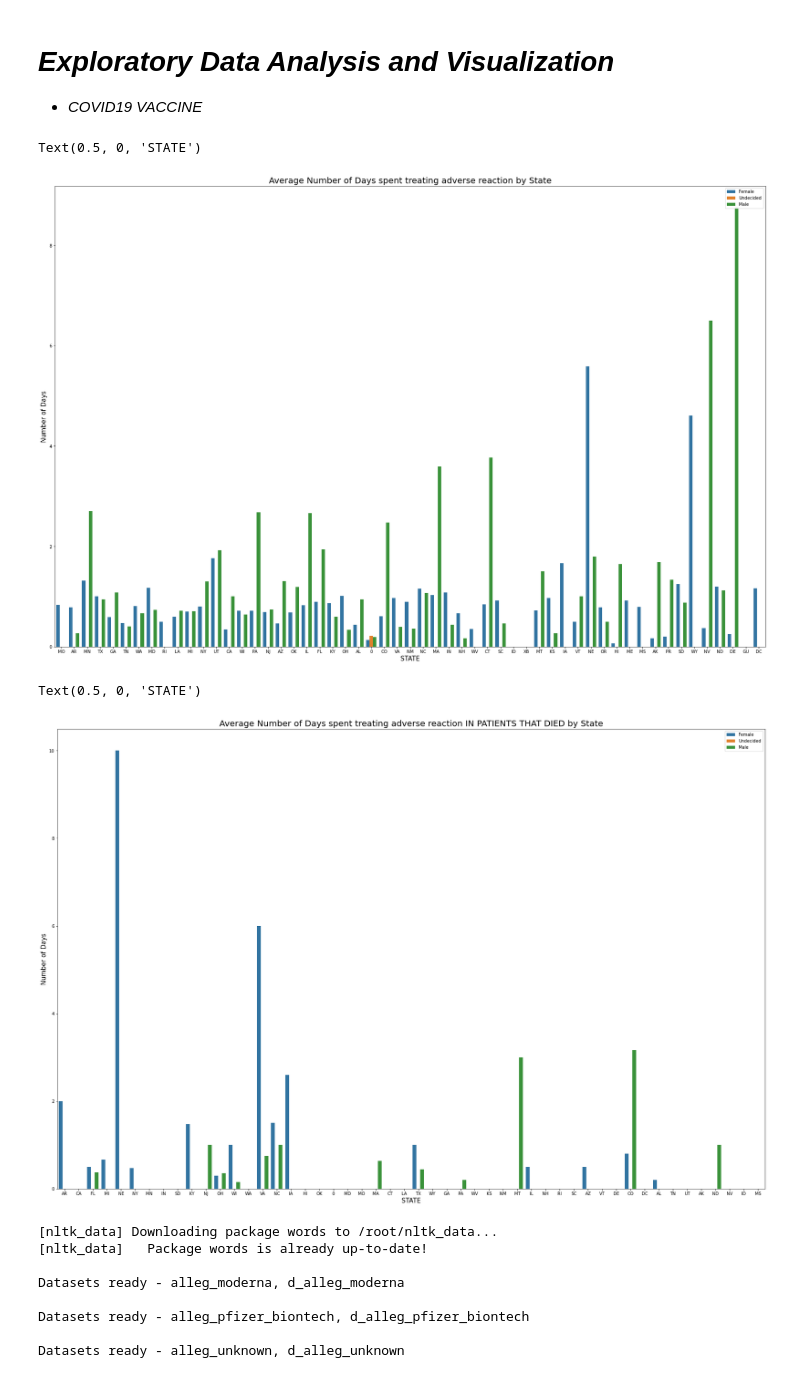
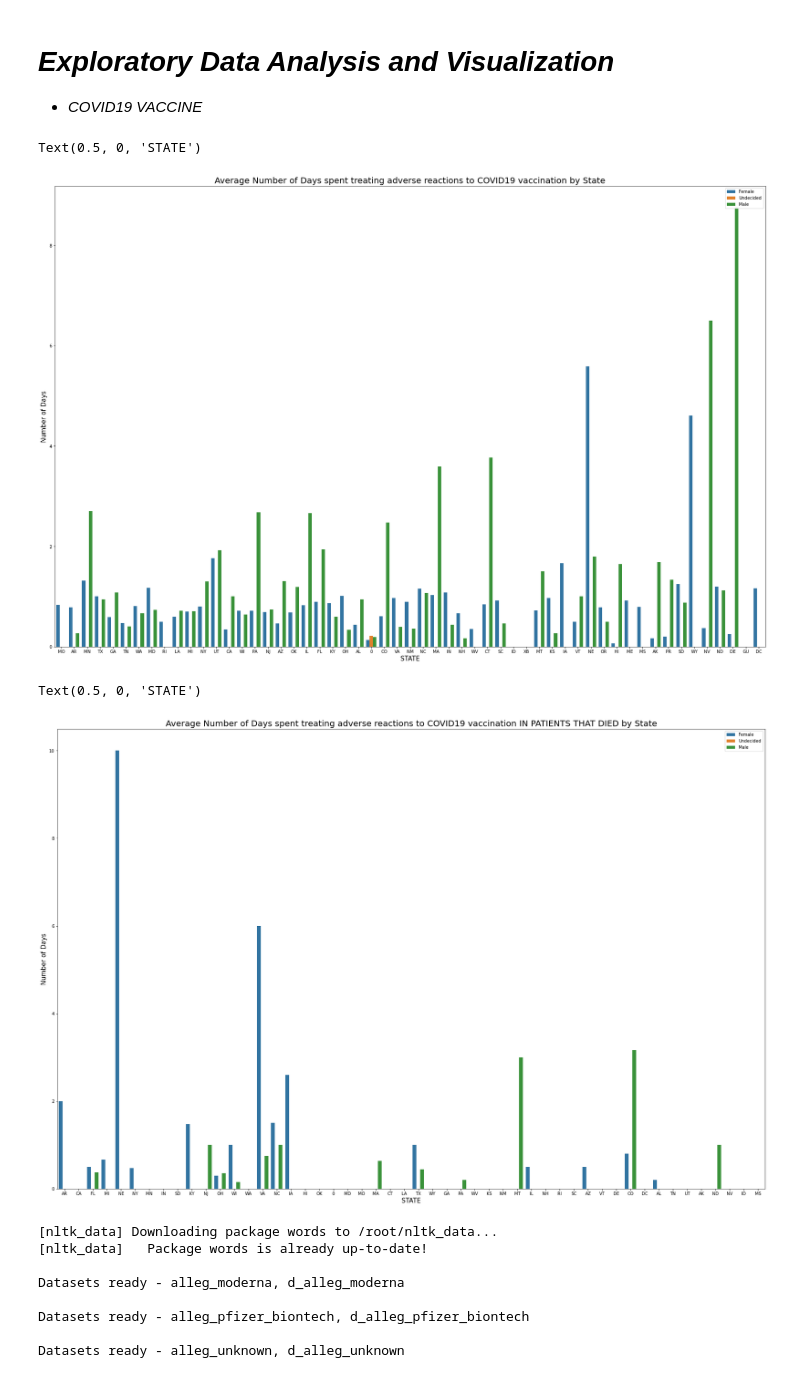
Before and after one commit to invest41/Studying_Reactions_to_Vaccines, a Jupyter notebook: Studying_Reactions_To_VACCINES.ipynb, the cells around one changed output. Cells and saved outputs as stored; diff of their text form; code cells hidden in the pictures.

```diff
--- a/Studying_Reactions_To_VACCINES.ipynb
+++ b/Studying_Reactions_To_VACCINES.ipynb
@@ -207,31 +207,31 @@ Index(['VAERS_ID', 'RECVDATE', 'STATE', 'AGE_YRS', 'CAGE_YR', 'CAGE_MO', 'SEX',
 # %%
 #1.0
 corona_vac_df = new_df[new_df['VAX_TYPE']=='COVID19']
 
 #2.0
 plt.figure(figsize=(30,20))
 sns.barplot(x='STATE', y='HOSPDAYS',hue='SEX', data = corona_vac_df, ci = None)
 plt.legend(['Female','Undecided','Male'], loc='upper right')
-plt.title('Average Number of Days spent treating adverse reaction by State',fontsize=20)
+plt.title('Average Number of Days spent treating adverse reactions to COVID19 vaccination by State',fontsize=20)
 plt.ylabel('Number of Days',fontsize=15)
 plt.xlabel('STATE',fontsize=15)
 # %% [output]
 Text(0.5, 0, 'STATE')
-[figure, old version]
+[figure, new version]
 # %%
  #1.0
 corona_vac_df = new_df[new_df['VAX_TYPE']=='COVID19']
 
 #2.0
 plt.figure(figsize=(30,20))
-sns.barplot(x='STATE', y='HOSPDAYS', hue='SEX',data = corona_vac_df[new_df['DIED']==1], ci = None)
+sns.barplot(x='STATE', y='HOSPDAYS', hue='SEX', data = corona_vac_df[new_df['DIED']==1], ci = None)
 plt.legend(['Female','Undecided','Male'], loc='upper right')
-plt.title('Average Number of Days spent treating adverse reaction IN PATIENTS THAT DIED by State',fontsize=20)
+plt.title('Average Number of Days spent treating adverse reactions to COVID19 vaccination IN PATIENTS THAT DIED by State',fontsize=20)
 plt.ylabel('Number of Days',fontsize=15)
 plt.xlabel('STATE',fontsize=15)
 # %% [output]
 Text(0.5, 0, 'STATE')
-[figure, old version]
+[figure, new version]
 # %%
 #corona_vac_df[['ALLERGIES']][new_df['DIED']==1].value_counts().head(25).plot.bar()
 
```
Also changed, not shown: parts of 5 cells of this notebook.
